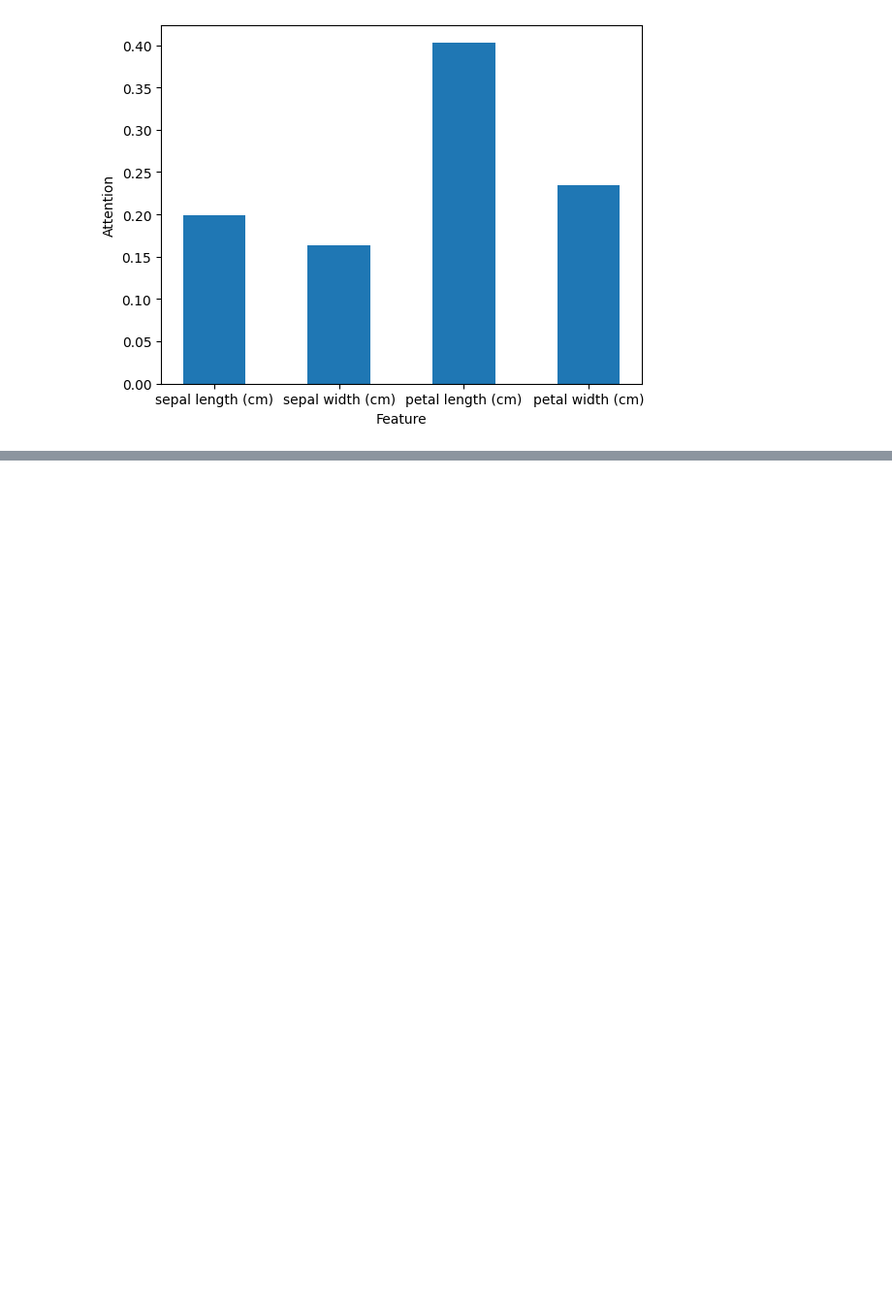
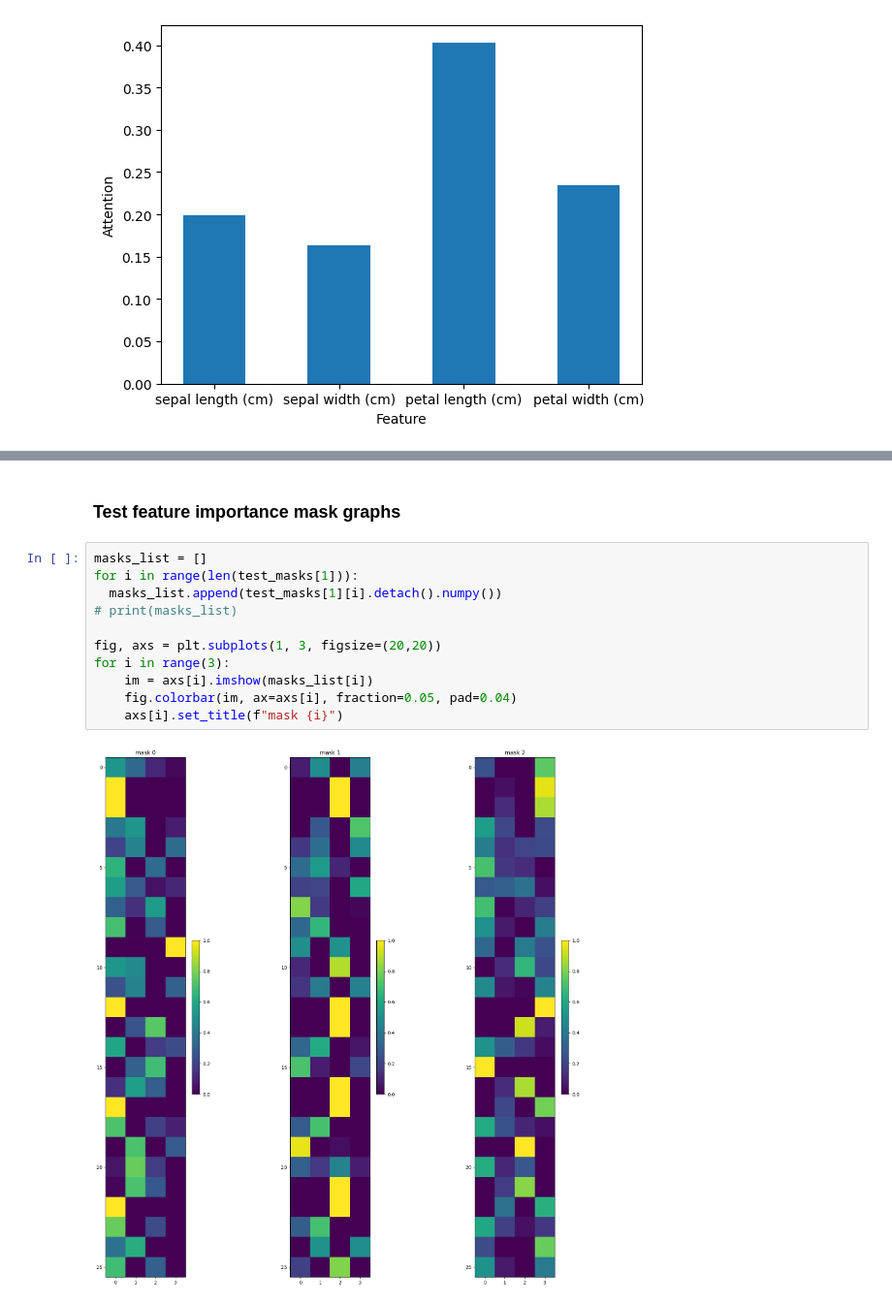
Before and after one commit to marcoBmota8/DLCausalOptimization, a Jupyter notebook: TabNet_Sample.ipynb, the cells around one changed output, grey strips where cells are left out. Shown at 97% size. Cells and saved outputs as stored; diff of their text form; blank space fills up the shorter version.

```diff
--- a/TabNet_Sample.ipynb
+++ b/TabNet_Sample.ipynb
@@ -306,0 +389,15 @@ for i in range(3):
+# %% [markdown]
+### Test feature importance mask graphs
+# %%
+masks_list = []
+for i in range(len(test_masks[1])):
+  masks_list.append(test_masks[1][i].detach().numpy())
+# print(masks_list)
+
+fig, axs = plt.subplots(1, 3, figsize=(20,20))
+for i in range(3):
+    im = axs[i].imshow(masks_list[i])
+    fig.colorbar(im, ax=axs[i], fraction=0.05, pad=0.04)
+    axs[i].set_title(f"mask {i}")
+# %% [output]
+[figure, added]
```
Also changed, not shown: parts of 8 cells of this notebook.
